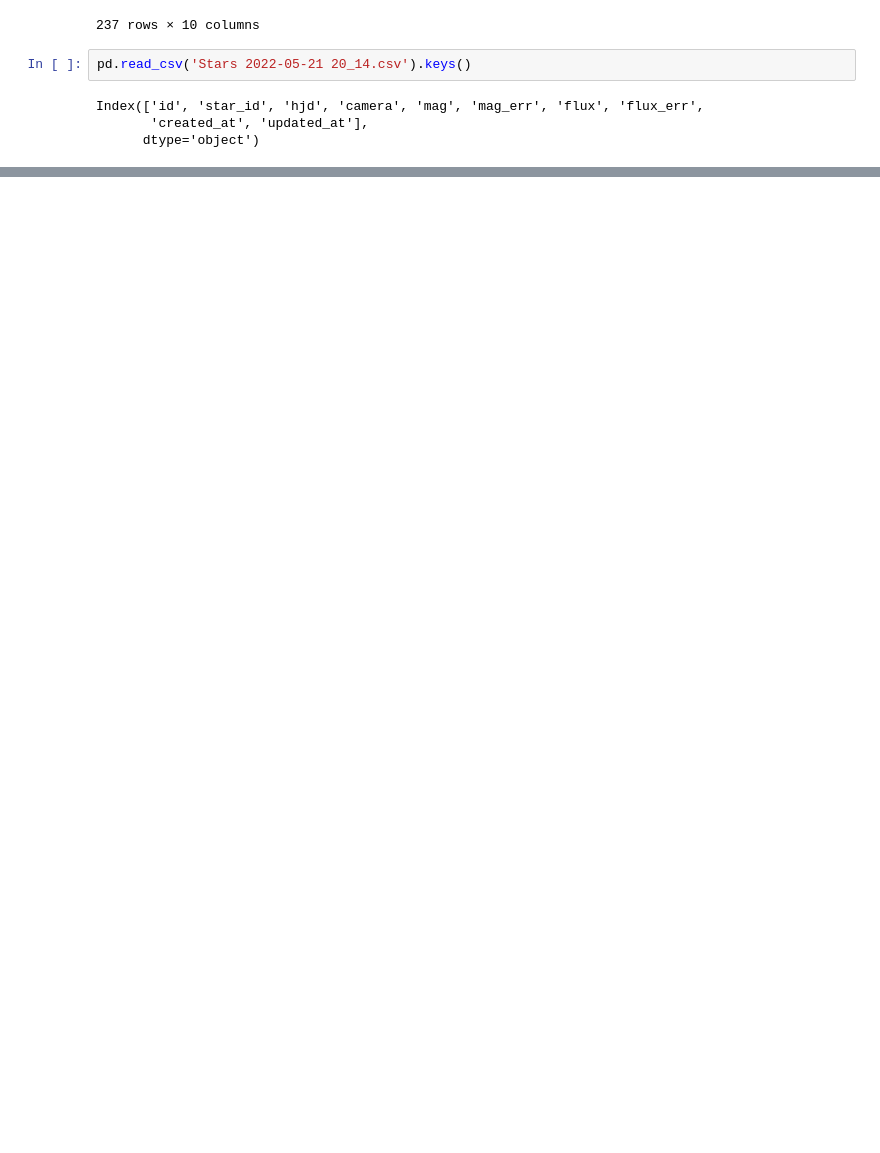
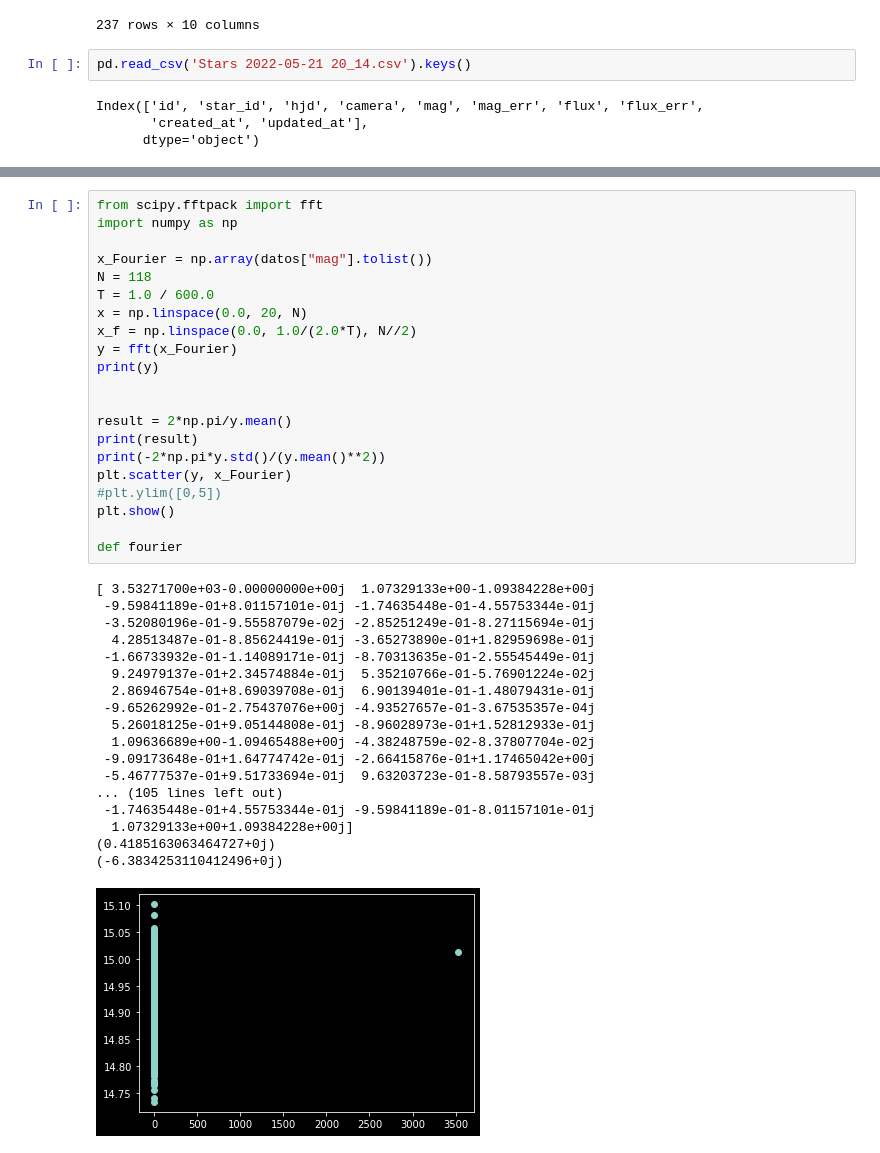
Before and after one commit to Astronomy-project/Astronomy-project, a Jupyter notebook: Codigo/Análisis de datos y regresión.ipynb, the cells around one changed output, grey strips where cells are left out. Cells and saved outputs as stored; diff of their text form; blank space fills up the shorter version.

Commit message:
proyectoTransformadaFourier

```diff
--- a/Codigo/Análisis de datos y regresión.ipynb
+++ b/Codigo/Análisis de datos y regresión.ipynb
@@ -89,0 +94,40 @@ plt.show()
+# %%
+from scipy.fftpack import fft
+import numpy as np
+
+x_Fourier = np.array(datos["mag"].tolist())
+N = 118
+T = 1.0 / 600.0
+x = np.linspace(0.0, 20, N)
+x_f = np.linspace(0.0, 1.0/(2.0*T), N//2)
+y = fft(x_Fourier)
+print(y)
+
+
+result = 2*np.pi/y.mean()
+print(result)
+print(-2*np.pi*y.std()/(y.mean()**2))
+plt.scatter(y, x_Fourier)
+#plt.ylim([0,5])
+plt.show()
+
+def fourier
+# %% [output]
+[ 3.53271700e+03-0.00000000e+00j  1.07329133e+00-1.09384228e+00j
+ -9.59841189e-01+8.01157101e-01j -1.74635448e-01-4.55753344e-01j
+ -3.52080196e-01-9.55587079e-02j -2.85251249e-01-8.27115694e-01j
+  4.28513487e-01-8.85624419e-01j -3.65273890e-01+1.82959698e-01j
+ -1.66733932e-01-1.14089171e-01j -8.70313635e-01-2.55545449e-01j
+  9.24979137e-01+2.34574884e-01j  5.35210766e-01-5.76901224e-02j
+  2.86946754e-01+8.69039708e-01j  6.90139401e-01-1.48079431e-01j
+ -9.65262992e-01-2.75437076e+00j -4.93527657e-01-3.67535357e-04j
+  5.26018125e-01+9.05144808e-01j -8.96028973e-01+1.52812933e-01j
+  1.09636689e+00-1.09465488e+00j -4.38248759e-02-8.37807704e-02j
+ -9.09173648e-01+1.64774742e-01j -2.66415876e-01+1.17465042e+00j
+ -5.46777537e-01+9.51733694e-01j  9.63203723e-01-8.58793557e-03j
+... (105 lines left out)
+ -1.74635448e-01+4.55753344e-01j -9.59841189e-01-8.01157101e-01j
+  1.07329133e+00+1.09384228e+00j]
+(0.4185163063464727+0j)
+(-6.3834253110412496+0j)
+[figure, added]
```
Also changed, not shown: parts of 2 cells of this notebook.
